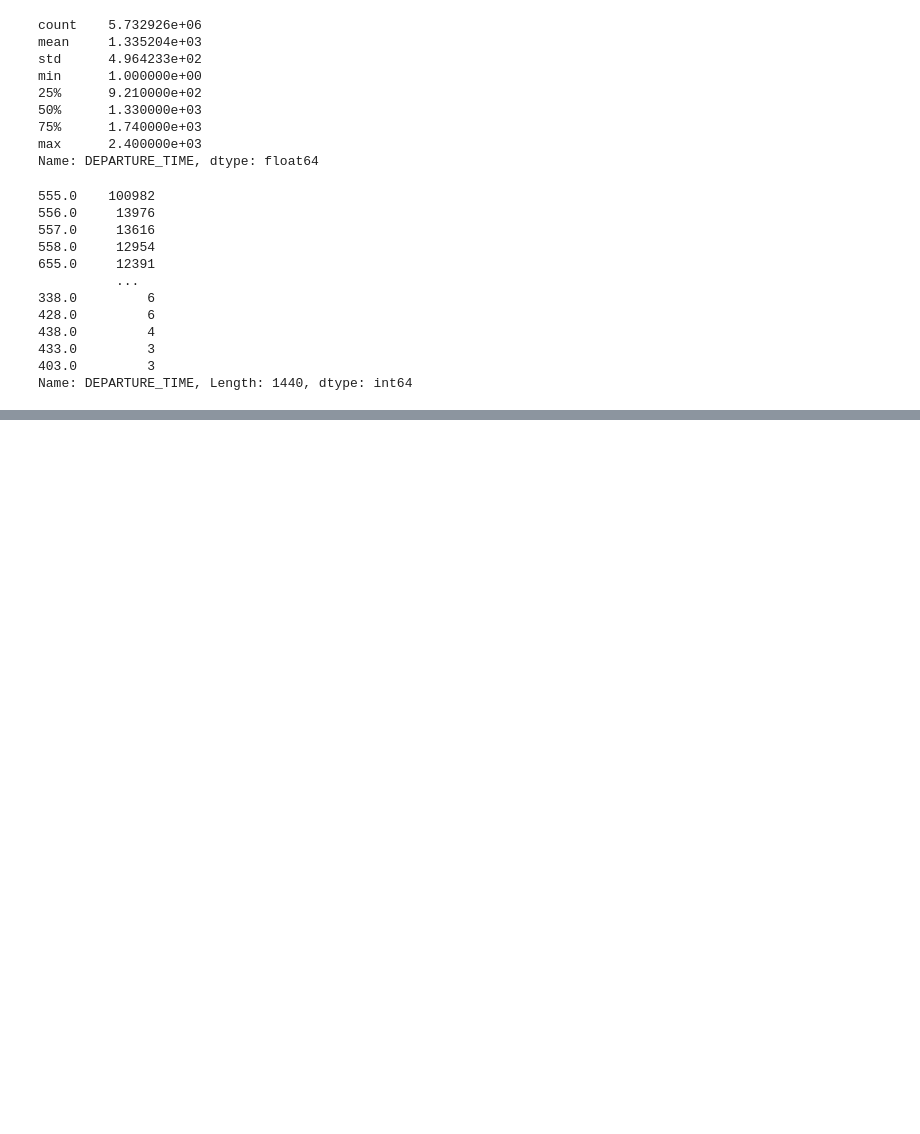
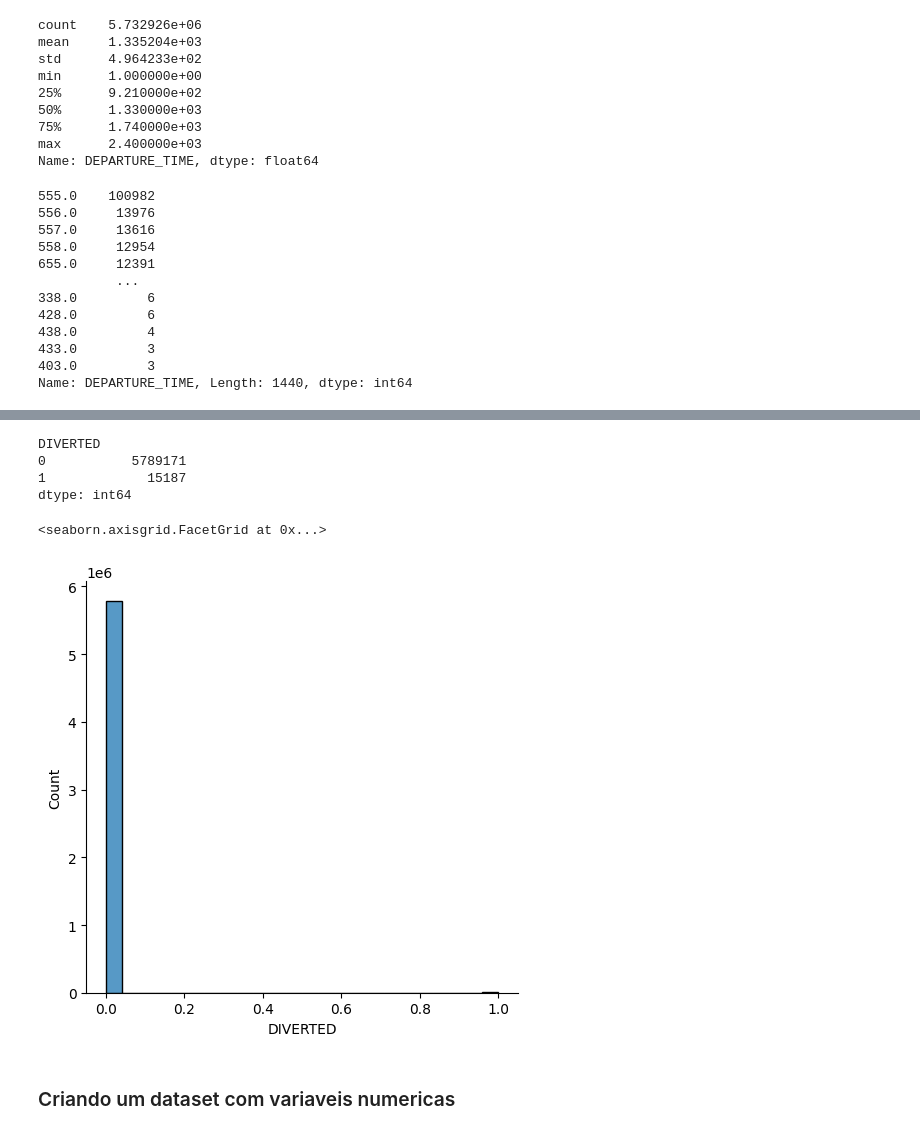
Before and after one commit to GingerLeh/atrasoVoos, a Jupyter notebook: analise.ipynb, the cells around one changed output, grey strips where cells are left out. Drawn from its saved outputs; the diff is of its cells as text; code cells hidden in the pictures; blank space fills up the shorter version.

```diff
--- a/analise.ipynb
+++ b/analise.ipynb
@@ -657,0 +842,14 @@ Name: DEPARTURE_TIME, Length: 1440, dtype: int64
+# %%
+datasetSNulo[['DIVERTED']].value_counts(sort=False)
+# %% [output]
+DIVERTED
+0           5789171
+1             15187
+dtype: int64
+# %%
+sns.displot(data=datasetSNulo, x="DIVERTED",kde=False)
+# %% [output]
+<seaborn.axisgrid.FacetGrid at 0x...>
+[figure, added]
+# %% [markdown]
+### Criando um dataset com variaveis numericas
```
Also changed, not shown: parts of 42 cells of this notebook.
